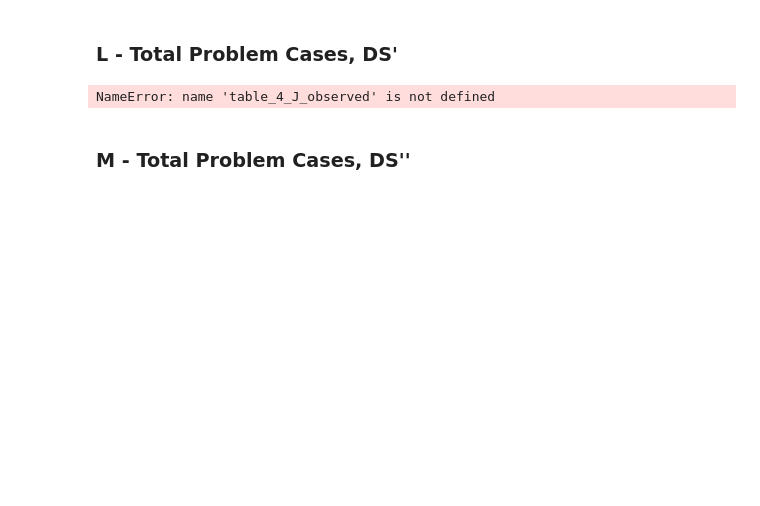
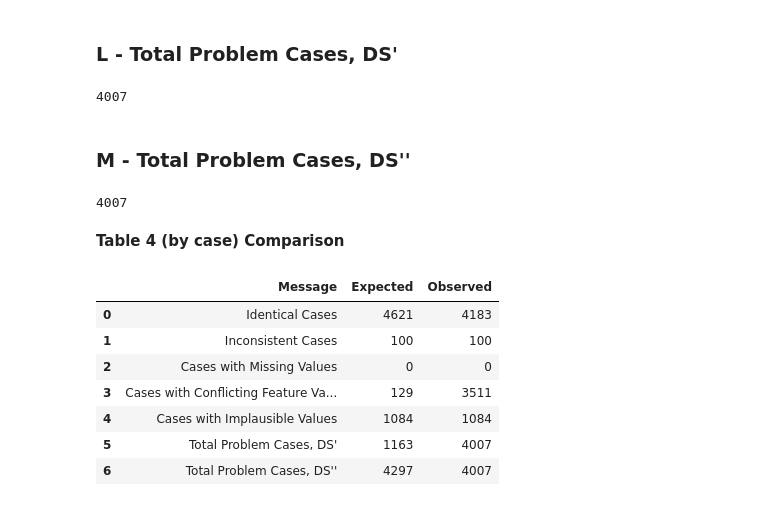
Before and after one commit to Jakub-Poczatek/DataMiningLabs, a Jupyter notebook: NASA/01-clean.ipynb, the cells around one changed output. Drawn from its saved outputs; the diff is of its cells as text; code cells hidden in the pictures; blank space fills up the shorter version.

```diff
--- a/NASA/01-clean.ipynb
+++ b/NASA/01-clean.ipynb
@@ -160,8 +161,8 @@ table_3_A_observed
 # %% [markdown]
 ### B - Constant Features
 # %%
-table_3_B_observed = len(df.columns[df.nunique() <= 1])
-table_3_B_observed
+table_3_B_observed = df.columns[df.nunique() <= 1]
+len(table_3_B_observed)
 # %% [output]
 0
 # %% [markdown]
@@ -352,0 +317,19 @@ feature_df.HALSTEAD_PROG_TIME != feature_df.HALSTEAD_EFFORT / 18
+# %%
+def table_4_J():
+    problematic_cases = []
+    for i in range(0, len(df)):
+        for expr, features in edited_integrity_checks("df.iloc[{}]".format(i)).items():
+            if eval(expr):
+                problematic_cases.append(i)
+                break
+
+    return problematic_cases
+
+table_4_J_observed = table_4_J()
+len(table_4_J_observed)
+
+# Integrity Checks
+#print(df.iloc[i].HALSTEAD_EFFORT, round(df.iloc[i].HALSTEAD_VOLUME * df.iloc[i].HALSTEAD_DIFFICULTY, 2))
+#print(df.iloc[i].HALSTEAD_VOLUME, round((df.iloc[i].NUM_OPERATORS + df.iloc[i].NUM_OPERANDS) * np.log2(df.iloc[i].NUM_UNIQUE_OPERATORS + df.iloc[i].NUM_UNIQUE_OPERANDS), 2))
+#print(df.iloc[i].HALSTEAD_LEVEL, round((2 / df.iloc[i].NUM_UNIQUE_OPERATORS) * (df.iloc[i].NUM_UNIQUE_OPERANDS / df.iloc[i].NUM_OPERANDS), 2))
+#print(df.iloc[i].HALSTEAD_PROG_TIME, df.iloc[i].HALSTEAD_EFFORT / 18)
@@ -379,27 +389,43 @@ table_4_K_observed
 # %% [markdown]
 ### L - Total Problem Cases, DS'
 # %%
-table_4_L_observed = table_4_I_observed + table_4_J_observed + table_4_K_observed
+table_4_L_observed = set()
+table_4_L_observed.update(table_4_I_observed, table_4_J_observed, table_4_K_observed)
+len(table_4_L_observed)
 # %% [output]
-NameError: name 'table_4_J_observed' is not defined
+4007
 # %% [markdown]
 ### M - Total Problem Cases, DS''
 # %%
-table_4_M_observed = table_4_G_observed + table_4_H_observed + table_4_I_observed + table_4_J_observed + table_4_K_observed
+table_4_M_observed = set()
+table_4_M_observed.update(table_4_G_observed, table_4_H_observed, table_4_I_observed, table_4_J_observed, table_4_K_observed)
+len(table_4_M_observed)
+# %% [output]
+4007
 # %%
 data = []
 for message, expected, observed in [
-    ("Identical Cases", 4621, table_4_G_observed),
-    ("Inconsistent Cases", 100, table_4_H_observed),
-    ("Cases with Missing Values", 0, table_4_I_observed),
-    ("Cases with Conflicting Feature Values", 129, table_4_J_observed),
-    ("Cases with Implausible Values", 1084, table_4_K_observed),
-    ("Total Problem Cases, DS'", 1163, table_4_L_observed),
-    ("Total Problem Cases, DS''", 4297, table_4_M_observed)
+    ("Identical Cases", 4621, len(table_4_G_observed)),
+    ("Inconsistent Cases", 100, len(table_4_H_observed)),
+    ("Cases with Missing Values", 0, len(table_4_I_observed)),
+    ("Cases with Conflicting Feature Values", 129, len(table_4_J_observed)),
+    ("Cases with Implausible Values", 1084, len(table_4_K_observed)),
+    ("Total Problem Cases, DS'", 1163, len(table_4_L_observed)),
+    ("Total Problem Cases, DS''", 4297, len(table_4_M_observed))
 ]:
     data.append([message, expected, observed])
 
 df_result = pd.DataFrame(data, columns=["Message", "Expected", "Observed"])
 display(Markdown("**Table 4 (by case) Comparison**"))
 df_result
 # For bonus points add a style to highlight rows that do not match
+# %% [output]
+**Table 4 (by case) Comparison**
+|  | Message | Expected | Observed |
+| 0 | Identical Cases | 4621 | 4183 |
+| 1 | Inconsistent Cases | 100 | 100 |
+| 2 | Cases with Missing Values | 0 | 0 |
+| 3 | Cases with Conflicting Feature Va... | 129 | 3511 |
+| 4 | Cases with Implausible Values | 1084 | 1084 |
+| 5 | Total Problem Cases, DS' | 1163 | 4007 |
+| 6 | Total Problem Cases, DS'' | 4297 | 4007 |
```
Also changed, not shown: parts of 15 cells of this notebook.
